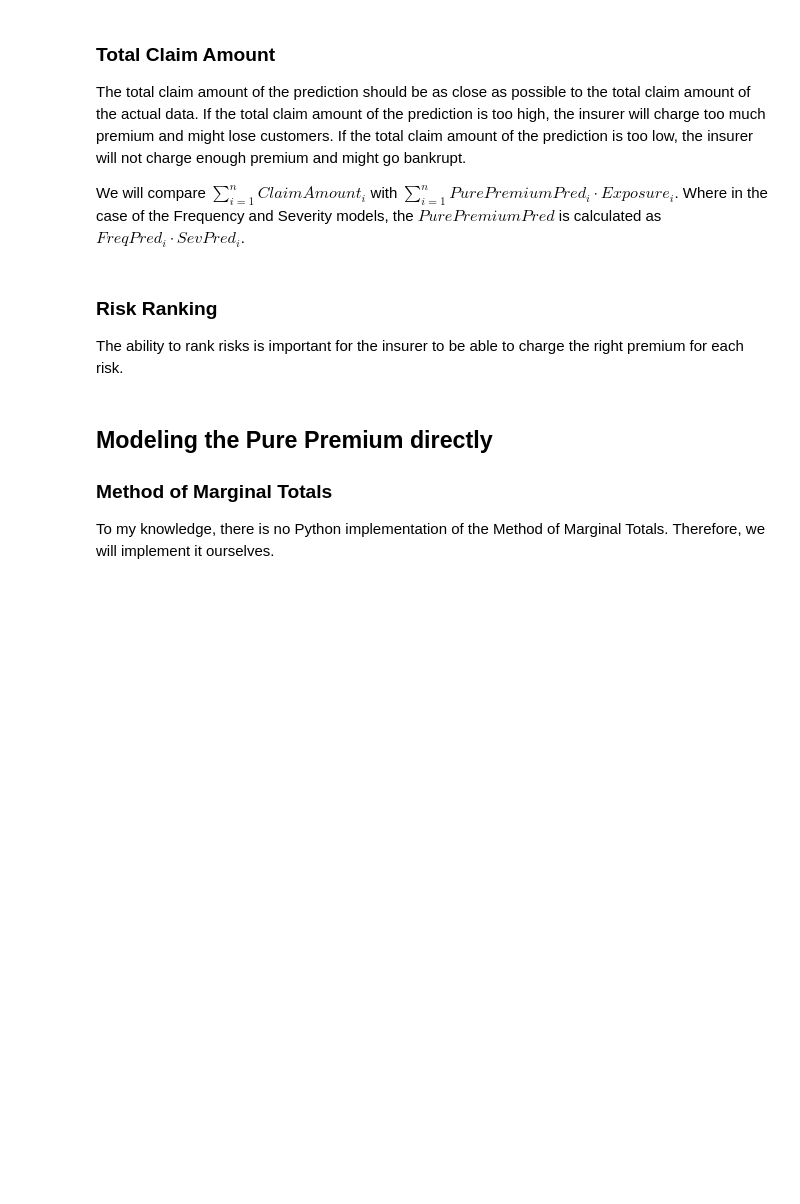
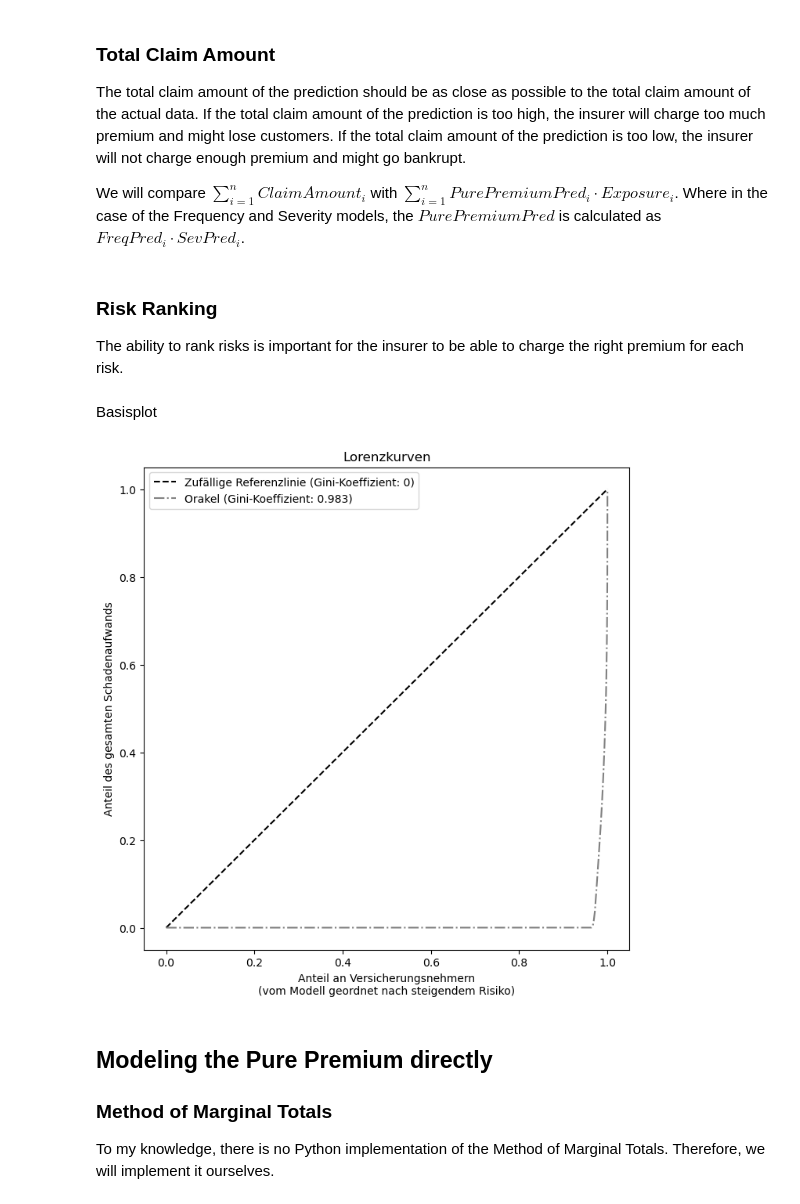
Before and after one commit to Diadochokinetic/fremtpl, a Jupyter notebook: Risikomodellierung in der Schadenversicherung mit Python.ipynb, the cells around one changed output. Cells and saved outputs as stored; diff of their text form; code cells hidden in the pictures; blank space fills up the shorter version.

```diff
--- a/Risikomodellierung in der Schadenversicherung mit Python.ipynb
+++ b/Risikomodellierung in der Schadenversicherung mit Python.ipynb
@@ -480,6 +590,16 @@ def plot_risk_ranking(y_true, exposure, model_predicitons):
     for label, y_pred in model_predicitons.items():
         plot_lorenz_curve(y_true, y_pred, exposure, label, ax)
     plot_config(ax)
+# %% [markdown]
+Basisplot
+# %%
+plot_risk_ranking(
+    df_train["PurePremium"],
+    df_train["Exposure"],
+    {},
+)
+# %% [output]
+[figure, added]
 # %% [markdown]
 ## Modeling the Pure Premium directly
 
```
Also changed, not shown: parts of 30 cells of this notebook.
